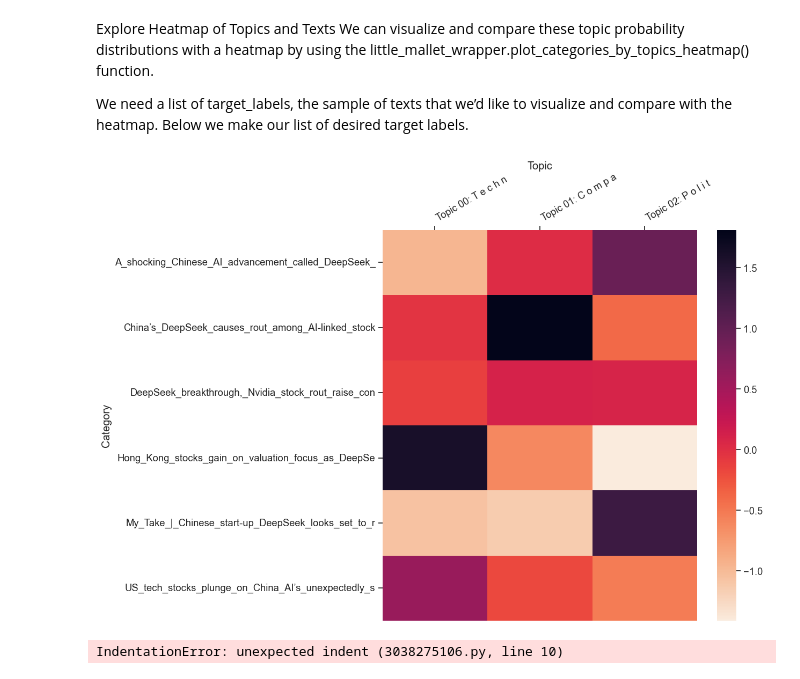
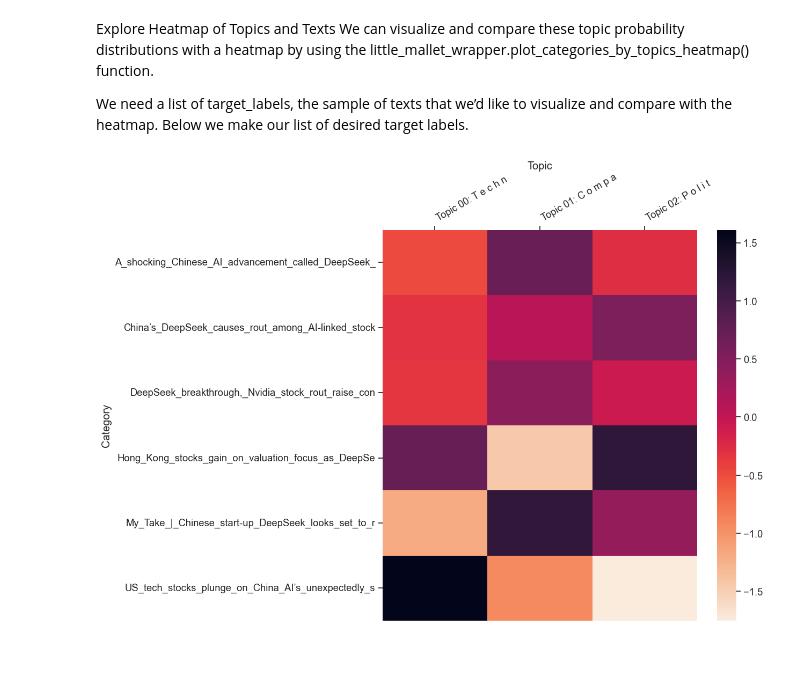
Before and after one commit to LuZhang-lucky/Media_Text_Analysis, a Jupyter notebook: 4_topic_modeling/notebooks/topic_tomotopy.ipynb, the cells around one changed output. Cells and saved outputs as stored; diff of their text form; code cells hidden in the pictures.

Commit message:
modified visualizations

```diff
--- a/4_topic_modeling/notebooks/topic_tomotopy.ipynb
+++ b/4_topic_modeling/notebooks/topic_tomotopy.ipynb
@@ -262,44 +262,27 @@ target_labels = ["US_tech_stocks_plunge_on_China_AI’s_unexpectedly_s",
                  "DeepSeek_breakthrough,_Nvidia_stock_rout_raise_con",
                  "My_Take_|_Chinese_start-up_DeepSeek_looks_set_to_r"
 ]
-# %%
-little_mallet_wrapper.plot_categories_by_topics_heatmap(
-    titles,
-    topic_distributions,
-    manual_labels,
-    target_labels=target_labels,
-    dim=(13, 9)
-)
-
-fig = plt.gcf()  # Get the current figure after plotting
-fig.savefig("../visualizations/categories_by_topics_heatmap1.png", bbox_inches='tight')
-plt.close(fig)
-# %% [output]
-[figure, removed]
-# %%
-fig = little_mallet_wrapper.plot_categories_by_topics_heatmap(
-    titles,
-    topic_distributions,
-    manual_labels,
-    target_labels=target_labels,
-    dim=(13, 9)
-)
-
-# Save the figure dirlittle_mallet_wrapper.plot_categories_by_topics_heatmap(
-    titles,
-    topic_distributions,
-    manual_labels,
-    target_labels=target_labels,
-    dim=(13, 9)
-)
-
-fig = plt.gcf()  # Get the current figure after plotting
-fig.savefig("../visualizations/categories_by_topics_heatmap1.png", bbox_inches='tight')
-plt.close(fig)ectly
-fig.savefig("../visualizations/categories_by_topics_heatmap1.png", bbox_inches='tight')
-plt.close(fig)
-# %% [output]
-IndentationError: unexpected indent (3038275106.py, line 10)
+# %%
+import matplotlib.pyplot as plt
+import os
+
+# Plot the heatmap
+little_mallet_wrapper.plot_categories_by_topics_heatmap(
+    titles,
+    topic_distributions,
+    manual_labels,
+    target_labels=target_labels,
+    dim=(13, 9)
+)
+
+# Get the current figure and axes
+fig = plt.gcf()
+ax = plt.gca()
+
+
+plt.close(fig)
+# %% [output]
+[figure, added]
 # %%
 # make a random list of target labels
 import random
```
Also changed, not shown: parts of 4 cells of this notebook, 12 other files.
